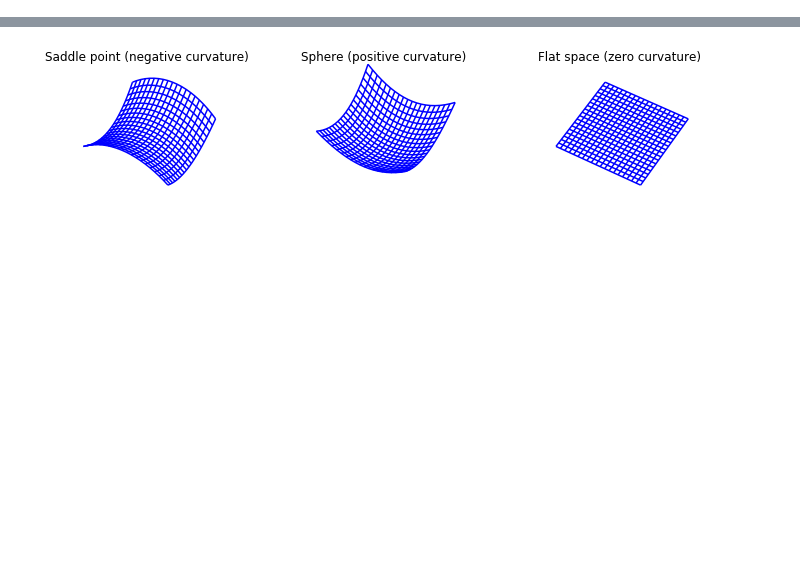
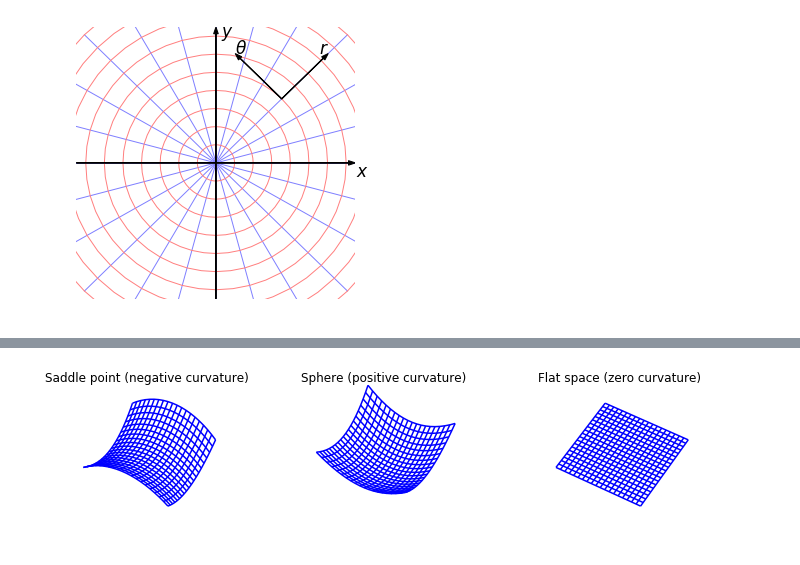
Before and after one commit to msakuta/notebooks, a Jupyter notebook: RelativityFigures.ipynb, the cells around one changed output, grey strips where cells are left out. Saved outputs shown, nothing was run; the diff lists cells and outputs as text; code cells hidden in the pictures; blank space fills up the shorter version.

Commit message:
Add figures for RelativityFigures

```diff
--- a/RelativityFigures.ipynb
+++ b/RelativityFigures.ipynb
@@ -5,3 +5,33 @@ import scipy as sp
 import scipy.interpolate
 import matplotlib.pyplot as plt
 from mpl_toolkits.mplot3d import Axes3D
+# %%
+fig = plt.figure(figsize=(5,5))
+def plot_polar():
+    theta = np.linspace(-np.pi, np.pi, 25).reshape((-1,1))
+    r = np.linspace(0,2,11).reshape((-1,1))
+    Y = np.sin(theta).T * np.array([r[0], r[-1]])
+    X = np.cos(theta).T * np.array([r[0], r[-1]])
+
+    ax = fig.add_subplot(1, 1, 1)
+    ax.plot(X,Y,color=[0.5,0.5,1],linewidth=1)
+    theta = np.linspace(-np.pi, np.pi, 49).reshape((-1,1))
+    Y = r.T * np.sin(theta)
+    X = r.T * np.cos(theta)
+    ax.plot(X,Y,color=[1,0.5,0.5],linewidth=1)
+    ax.arrow(0,-1.5,0,3,color='k',linewidth=None,width=0.005,length_includes_head=True,head_width=0.05, zorder=5)
+    ax.text(0.05, 1.4, r'$y$', fontsize=17)
+    ax.arrow(-1.5,0,3,0,color='k',linewidth=None,width=0.005,length_includes_head=True,head_width=0.05, zorder=5)
+    ax.text(1.51, -0.15, r'$x$', fontsize=17)
+    ax.arrow(np.sqrt(.5),np.sqrt(.5),np.sqrt(.25),np.sqrt(.25),color='k',linewidth=None,width=0.005,length_includes_head=True,head_width=0.05, zorder=5)
+    ax.text(.5 ** 0.5 + .25 ** .5 - 0.1, .5 ** .5 + .25 ** .5, r'$r$', fontsize=17)
+    ax.arrow(np.sqrt(.5),np.sqrt(.5),-np.sqrt(.25),np.sqrt(.25),color='k',linewidth=None,width=0.005,length_includes_head=True,head_width=0.05, zorder=5)
+    ax.text(.5 ** 0.5 - .25 ** .5, .5 ** .5 + .25 ** .5, r'$\theta$', fontsize=17)
+    #ax.set_title('Polar coordinates', fontsize=17)
+    ax.set_xlim([-1.5,1.5])
+    ax.set_ylim([-1.5,1.5])
+    ax.set_axis_off()
+plot_polar()
+plt.savefig('polar.pdf', bbox_inches='tight')
+# %% [output]
+[figure, added]
```
Also changed, not shown: parts of 5 cells of this notebook.
